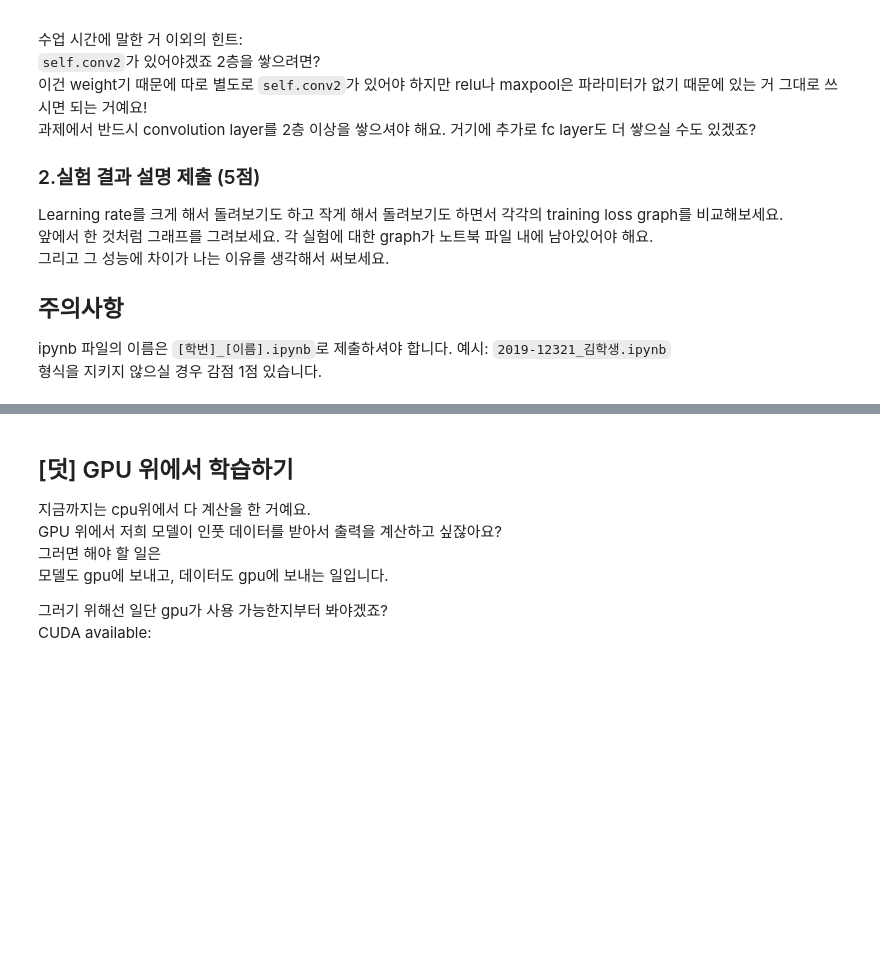
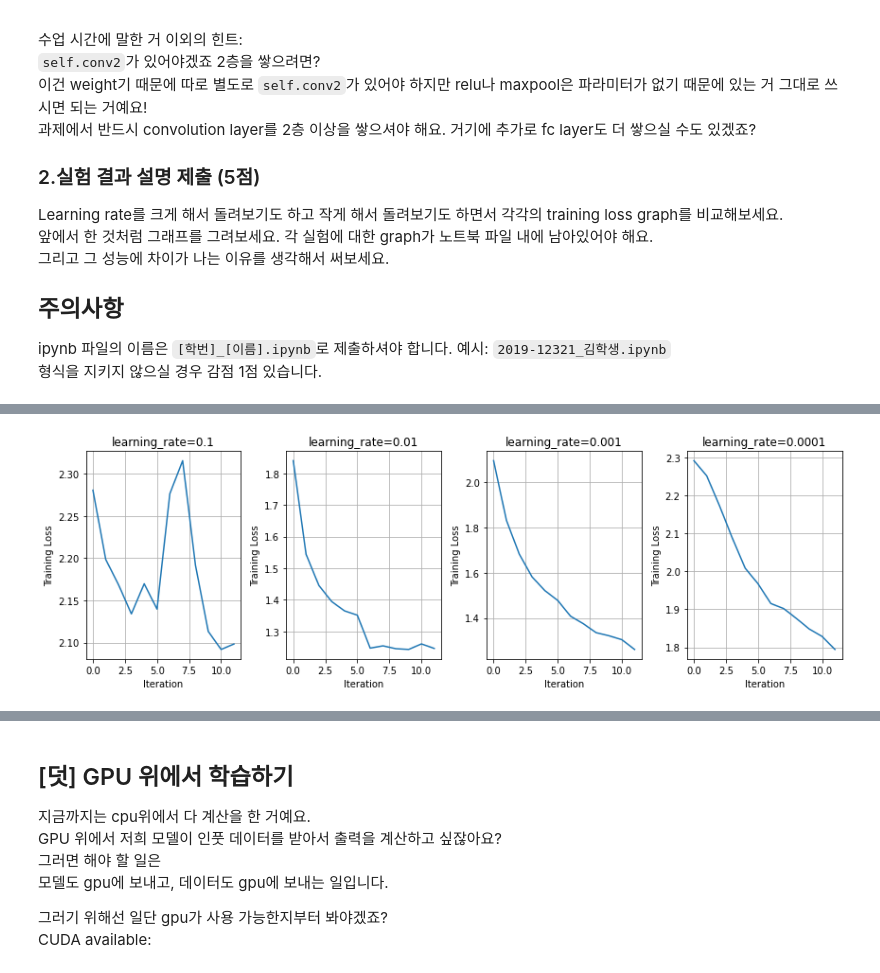
Before and after one commit to dddonghwa/IAB, a Jupyter notebook: Computer-Vision/5_CIFAR10_CNN_PyTorch.ipynb, the cells around one changed output, grey strips where cells are left out. Cells and saved outputs as stored; diff of their text form; code cells hidden in the pictures; blank space fills up the shorter version.

```diff
--- a/Computer-Vision/5_CIFAR10_CNN_PyTorch.ipynb
+++ b/Computer-Vision/5_CIFAR10_CNN_PyTorch.ipynb
@@ -414,0 +557,41 @@ ipynb 파일의 이름은 `[학번]_[이름].ipynb`로 제출하셔야 합니다
+# %%
+import torch.optim as optim
+
+lr_list = [0.1, 0.01, 0.001, 0.0001]
+
+fig, axes = plt.subplots(nrows=1, ncols=len(lr_list), figsize=(12,4))
+for lr_idx, lr_val in enumerate(lr_list) :
+
+      net = Net()
+      criterion = nn.CrossEntropyLoss()
+      optimizer = optim.SGD(net.parameters(), lr=lr_val, momentum=0.9)
+
+      training_loss_history = []
+
+      for epoch in range(2):  # 전체 데이터셋을 몇 번 반복할 건지
+          running_loss = 0.0
+          for i, data in enumerate(trainloader, 0):
+              inputs, labels = data
+              optimizer.zero_grad()
+              outputs = net(inputs)
+              loss = criterion(outputs, labels)
+              loss.backward()
+              optimizer.step()
+              running_loss += loss.item()
+              if i % 500 == 499:    # 2000 미니배치마다 출력
+                  print('[%d, %5d] loss: %.3f' %
+                        (epoch + 1, i + 1, running_loss / 500))
+
+                  training_loss_history.append(running_loss / 500)
+                  running_loss = 0.0
+
+      print(f'learning_rate = {lr_val} 학습 끝!')
+      ax = axes[lr_idx]
+      ax.plot(training_loss_history)
+      ax.set_title(f'learning_rate={lr_val}')
+      ax.set_xlabel('Iteration')
+      ax.set_ylabel('Training Loss')
+      ax.grid()
+
+plt.tight_layout()
+# %% [output]
@@ -414,0 +615 @@ ipynb 파일의 이름은 `[학번]_[이름].ipynb`로 제출하셔야 합니다
+[figure, added]
```
Also changed, not shown: parts of 23 cells of this notebook.
